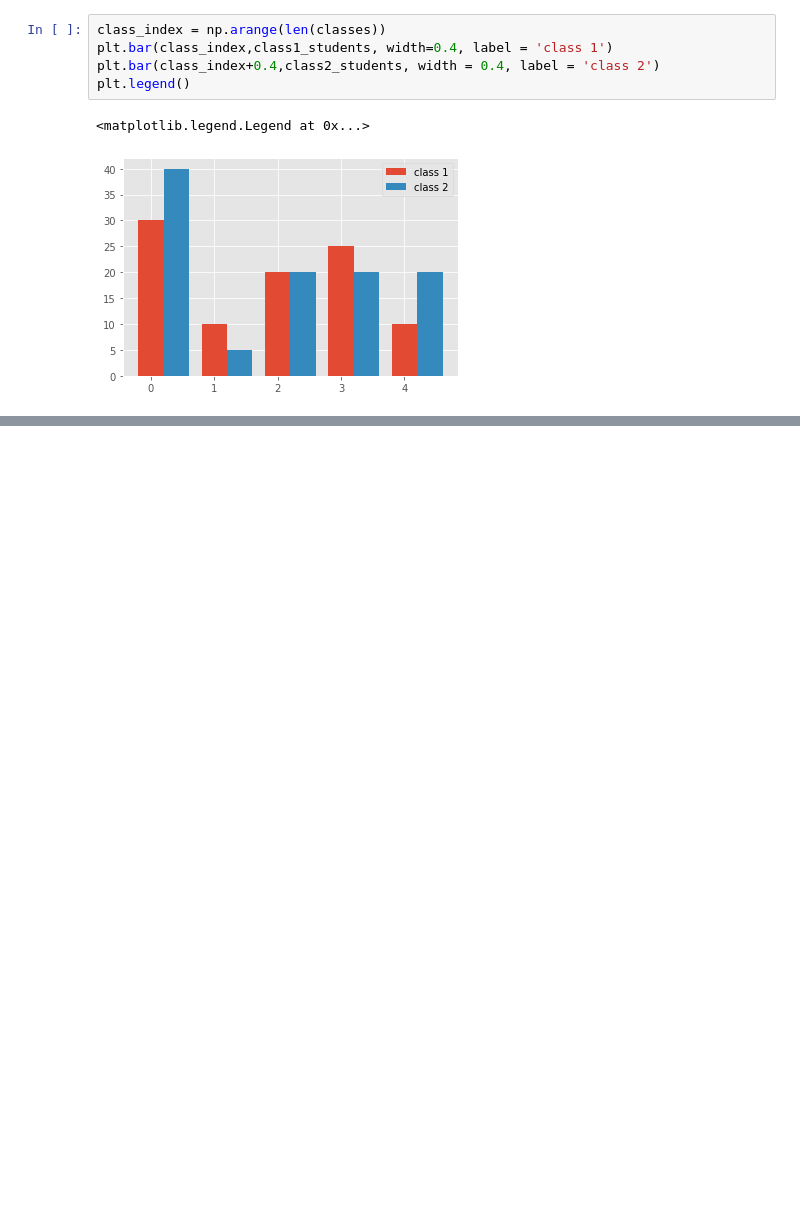
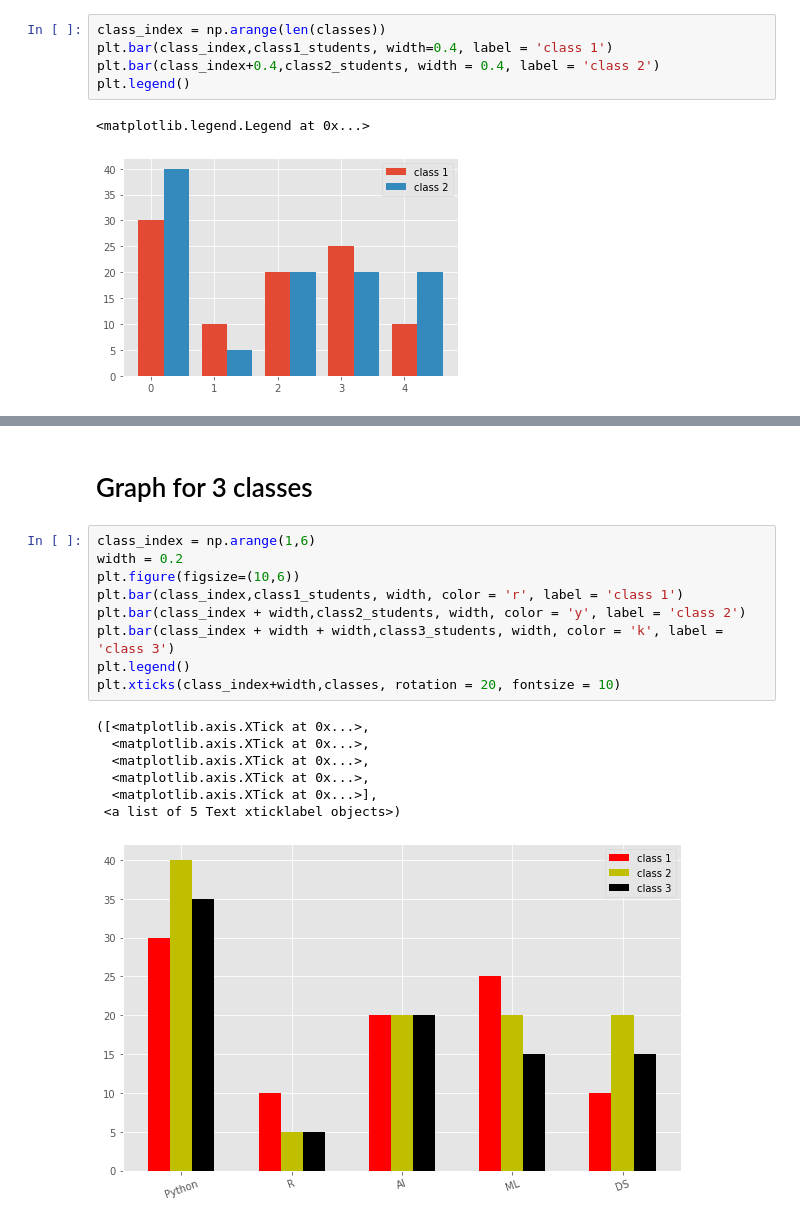
Before and after one commit to realabhishekrai/Matplotlib, a Jupyter notebook: Matplotlib Practice/3 - Bar Chart.ipynb, the cells around one changed output, grey strips where cells are left out. Saved outputs shown, nothing was run; the diff lists cells and outputs as text; blank space fills up the shorter version.

```diff
--- a/Matplotlib Practice/3 - Bar Chart.ipynb
+++ b/Matplotlib Practice/3 - Bar Chart.ipynb
@@ -57,0 +74,19 @@ plt.legend()
+# %% [markdown]
+# Graph for 3 classes
+# %%
+class_index = np.arange(1,6)
+width = 0.2
+plt.figure(figsize=(10,6))
+plt.bar(class_index,class1_students, width, color = 'r', label = 'class 1')
+plt.bar(class_index + width,class2_students, width, color = 'y', label = 'class 2')
+plt.bar(class_index + width + width,class3_students, width, color = 'k', label = 'class 3')
+plt.legend()
+plt.xticks(class_index+width,classes, rotation = 20, fontsize = 10)
+# %% [output]
+([<matplotlib.axis.XTick at 0x...>,
+  <matplotlib.axis.XTick at 0x...>,
+  <matplotlib.axis.XTick at 0x...>,
+  <matplotlib.axis.XTick at 0x...>,
+  <matplotlib.axis.XTick at 0x...>],
+ <a list of 5 Text xticklabel objects>)
+[figure, added]
```
Also changed, not shown: parts of 2 cells of this notebook.
